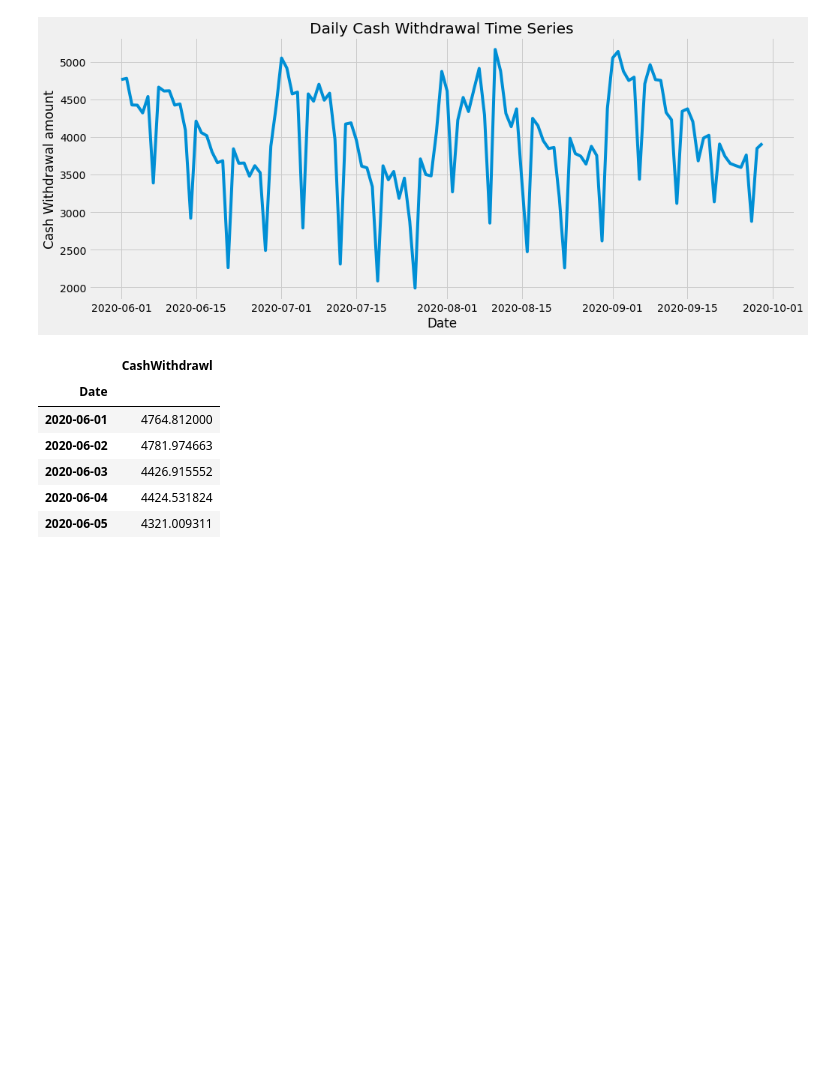
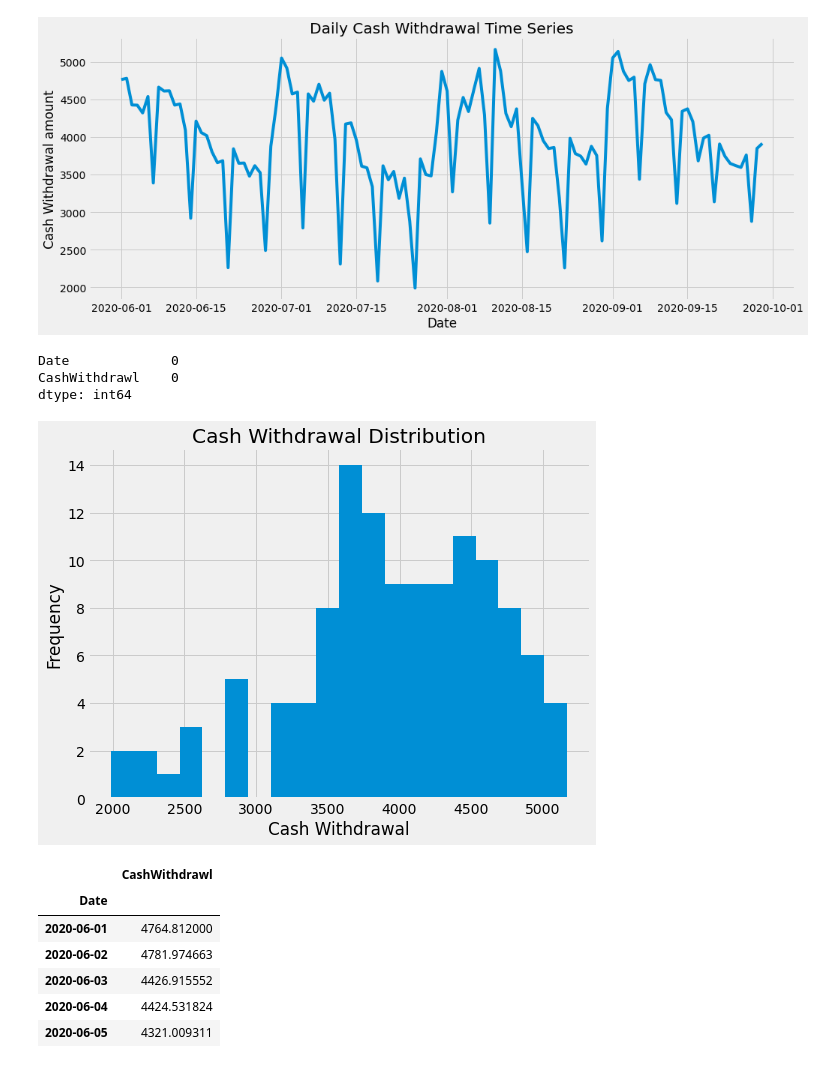
Before and after one commit to avinash-mishra/vsit-talk, a Jupyter notebook: src/atm_cash_forecaster_prophet.ipynb, the cells around one changed output. Cells and saved outputs as stored; diff of their text form; code cells hidden in the pictures; blank space fills up the shorter version.

```diff
--- a/src/atm_cash_forecaster_prophet.ipynb
+++ b/src/atm_cash_forecaster_prophet.ipynb
@@ -114,6 +130,24 @@ plt.grid(True)
 plt.show()
 # %% [output]
 [figure]
+# %%
+# Check for missing values
+missing_values = df.isnull().sum()
+print(missing_values)
+# %% [output]
+Date             0
+CashWithdrawl    0
+dtype: int64
+# %%
+# Data distribution
+plt.figure(figsize=(8, 6))
+plt.hist(df['CashWithdrawl'], bins=20)
+plt.xlabel('Cash Withdrawal')
+plt.ylabel('Frequency')
+plt.title('Cash Withdrawal Distribution')
+plt.show()
+# %% [output]
+[figure, added]
 # %%
 df_dt_index = df.set_index('Date')
 df_dt_index.head()
```
Also changed, not shown: parts of 3 cells of this notebook.
